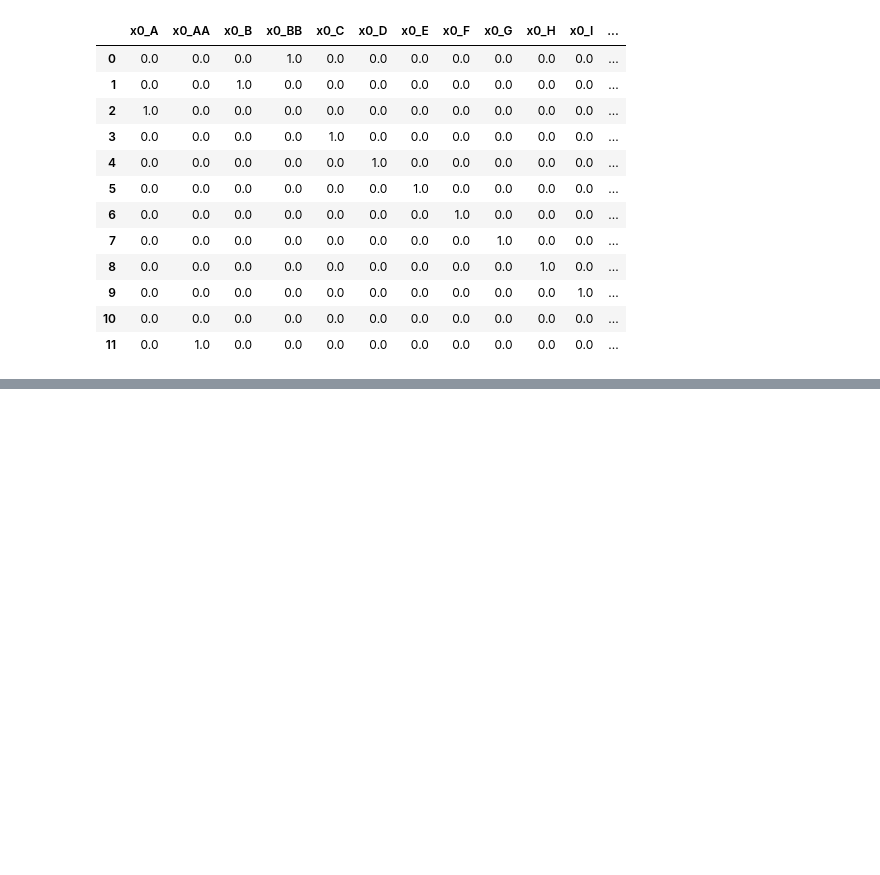
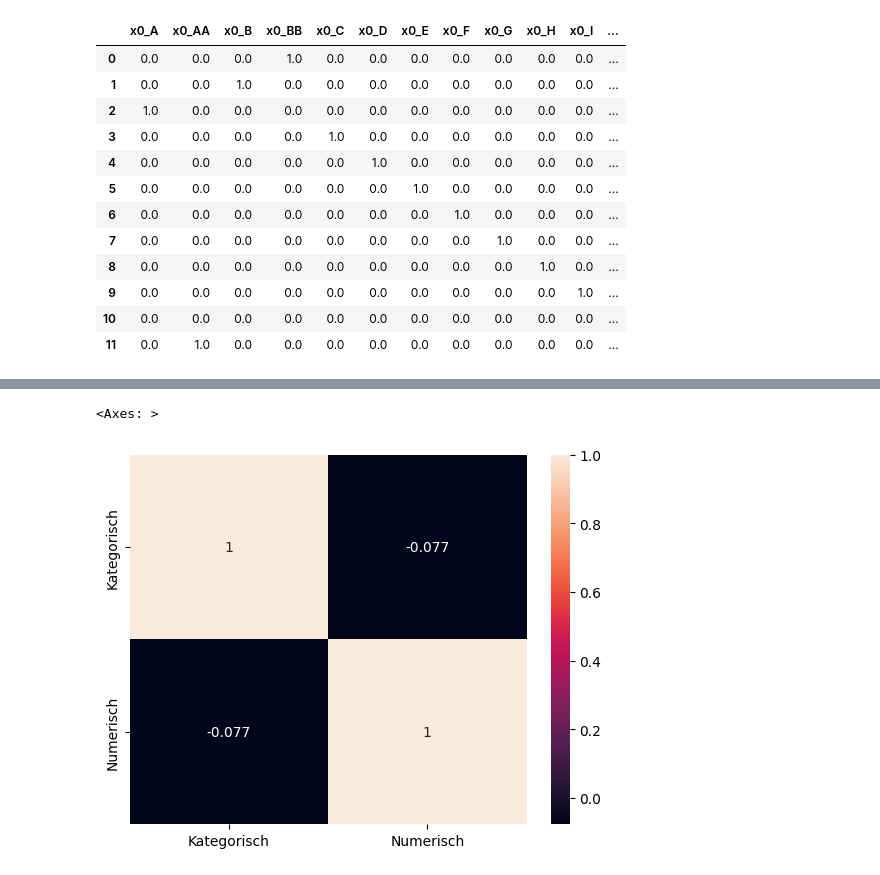
Before and after one commit to co-dex-gmbh/python-data-science-g5, a Jupyter notebook: woche3/scaling_and_enconding.ipynb, the cells around one changed output, grey strips where cells are left out. Cells and saved outputs as stored; diff of their text form; code cells hidden in the pictures; blank space fills up the shorter version.

```diff
--- a/woche3/scaling_and_enconding.ipynb
+++ b/woche3/scaling_and_enconding.ipynb
@@ -114,0 +149,7 @@ pd.get_dummies(labels, dtype=int)
+# %%
+# Das gleiche mit einem Label encoding
+
+encoder = LabelEncoder()
+
+df["Kategorisch"] = encoder.fit_transform(df["Kategorisch"])
+df
@@ -114,0 +170,5 @@ pd.get_dummies(labels, dtype=int)
+# %%
+sns.heatmap(df.corr(), annot=True)
+# %% [output]
+<Axes: >
+[figure, added]
```
Also changed, not shown: parts of 30 cells of this notebook, 1 other file.
